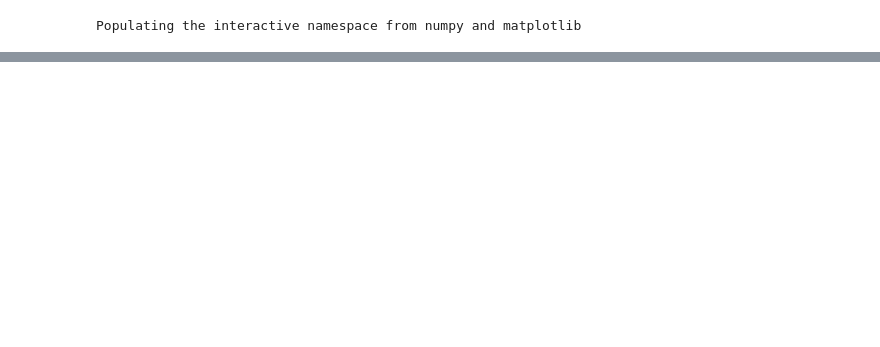
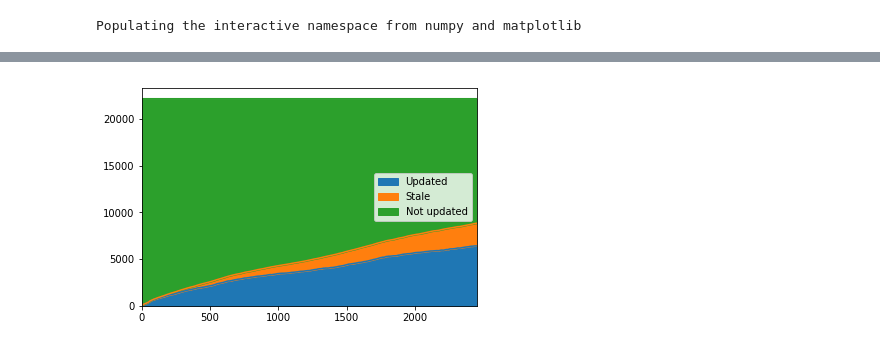
Before and after one commit to claimchain/claimchain-core, a Jupyter notebook: simulations/replay_log.ipynb, the cells around one changed output, grey strips where cells are left out. Cells and saved outputs as stored; diff of their text form; code cells hidden in the pictures; blank space fills up the shorter version.

```diff
--- a/simulations/replay_log.ipynb
+++ b/simulations/replay_log.ipynb
@@ -325,0 +478,91 @@ Userset users know of 8808 updates of their friends, while 13347 entries were no
+# %%
+'''Simulate the dynamic view of ClaimChain with support for private claims (introduction mode)
+
+* Public and private recipients learn of the sender's latest head
+* Sender grants access to public and private recipients to read the entries of public recipients in her ClaimChain
+* Recipients learn of the latest head of the friends of the sender that have the capability to access
+'''
+print("Simulating the dynamic view scenario of ClaimChain with private claims and introductions:")
+
+userset, head_dict = prep_static_view(social_graph)
+introductions = {}
+
+enc_emails = 0
+total_sent_emails = 0
+
+cnt = 0
+df = pd.DataFrame(columns=('Updated', 'Stale', 'Not updated'))
+
+cnt_sent_from = {}
+
+for email in log:
+    public_recipients = email.To | email.Cc - {email.From}
+    recipients = public_recipients | email.Bcc - {email.From}
+
+    if email.From not in cnt_sent_from:
+        cnt_sent_from[email.From] = 0
+
+    cnt_sent_from[email.From] += 1
+
+    if cnt_sent_from[email.From] % 50 == 0:
+        head_dict[(email.From, email.From)] += 1
+
+    # Count how many emails were sent by users in the userset,
+    # and how many of those were encrypted
+    if email.From in userset:
+        total_sent_emails += 1
+        enc_emails += 1
+
+        for recipient in recipients:
+            try:
+                # If sender does not know of a recipient's head, the email is
+                # sent in clear text
+                if head_dict[(email.From, recipient)] == 0:
+                    raise
+            except:
+                enc_emails -= 1
+                break
+
+    # Update introductions
+    if email.From not in introductions:
+        introductions[email.From] = {}
+
+    for recipient in recipients:
+        if recipient not in introductions[email.From]:
+                introductions[email.From][recipient] = set([])
+        for public_recipient in public_recipients:
+            introductions[email.From][recipient].add(public_recipient)
+
+    # For all recipients, update their dict entry for the sender
+    for recipient in recipients:
+        if email.From in userset:
+            latest_head = head_dict[email.From, email.From]
+        else:
+            latest_head = 1
+        head_dict[(recipient, email.From)] = latest_head
+
+    # Update the social graph entries of the recipients for their friends, if the sender
+    # knows of a later head and they have access to it
+    for recipient in recipients:
+        if recipient in introductions[email.From]:
+            for friend in introductions[email.From][recipient]:
+                try:
+                    if head_dict[(recipient, friend)] < head_dict[(email.From, friend)]:
+                        head_dict[(recipient, friend)] = head_dict[(email.From, friend)]
+                except:
+                    continue
+
+    if cnt % 100 == 0:
+        updated, stale, not_updated = eval_head_propagation(head_dict, social_graph, userset)
+        df.loc[cnt / 100] = [updated, stale, not_updated]
+
+    cnt += 1
+
+
+updated, stale, not_updated = eval_head_propagation(head_dict, social_graph, userset)
+print("Userset users know of %s updates of their friends, %s entries were stale, and %s entries were not updated."
+      % (updated, stale, not_updated))
+print("%s out of the %s emails sent by users in the userset were encrypted." % (enc_emails, total_sent_emails))
+
+df.plot.area();
+# %% [output]
@@ -325,0 +572 @@ Userset users know of 8808 updates of their friends, while 13347 entries were no
+[figure, added]
```
Also changed, not shown: parts of 6 cells of this notebook.
